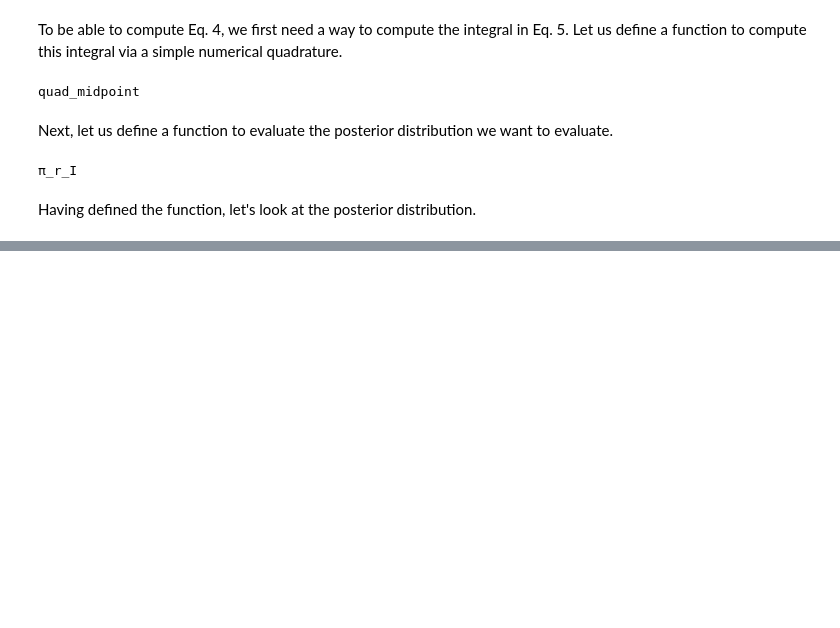
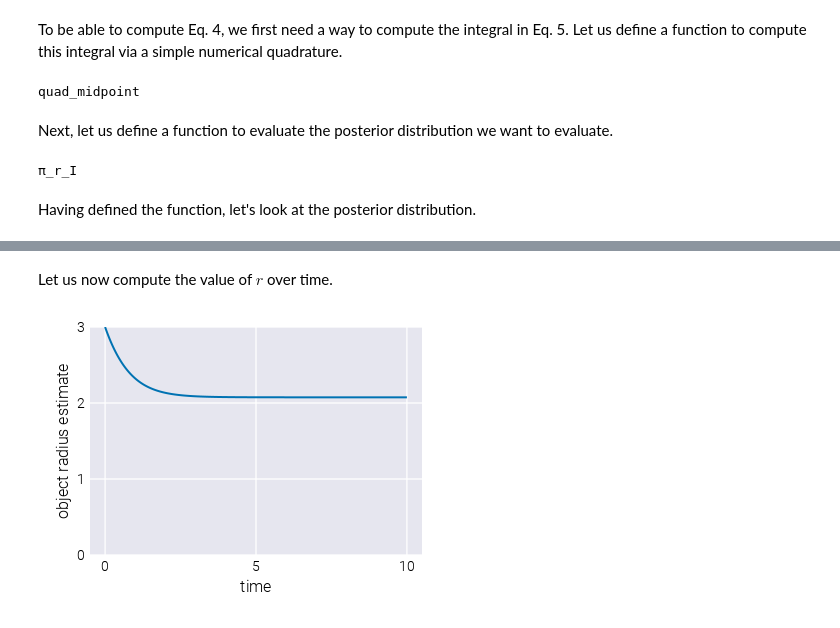
Before and after one commit to mrazomej/active_inference_tutorials, a Jupyter notebook: code/exploratory/bogacz_2017.ipynb, the cells around one changed output, grey strips where cells are left out. Saved outputs shown, nothing was run; the diff lists cells and outputs as text; code cells hidden in the pictures; blank space fills up the shorter version.

```diff
--- a/code/exploratory/bogacz_2017.ipynb
+++ b/code/exploratory/bogacz_2017.ipynb
@@ -230,0 +340,36 @@ fig
+# %% [markdown]
+Let us now compute the value of $r$ over time.
+# %%
+# Define parameters
+rₒ = 3
+I = 0.5
+Σₗ⁽ᴵ⁾ = 1
+μₚ⁽ʳ⁾ = 3
+Σₚ⁽ʳ⁾ = 1
+
+# Evaluate trajectory
+r_opt, time = r_opt_euler(
+    rₒ, I, Σₗ⁽ᴵ⁾, μₚ⁽ʳ⁾, Σₚ⁽ʳ⁾; n_steps=1_000, g=x -> log(x^2), dg=x -> 2 / x
+)
+# r_opt, time = r_opt_euler(
+#     rₒ, I, Σₗ⁽ᴵ⁾, μₚ⁽ʳ⁾, Σₚ⁽ʳ⁾; n_steps=1_000, g=x -> x^2, dg=x -> 2x
+# )
+
+# Initialize figure
+fig = Figure(resolution=(400, 300))
+
+# Add axis
+ax = Axis(
+    fig[1, 1],
+    xlabel="time",
+    ylabel="object radius estimate"
+)
+
+# Plot trajectory
+lines!(ax, time, r_opt)
+
+ylims!(ax, [0, 3])
+
+fig
+# %% [output]
+[figure, added]
```
Also changed, not shown: parts of 10 cells of this notebook.
